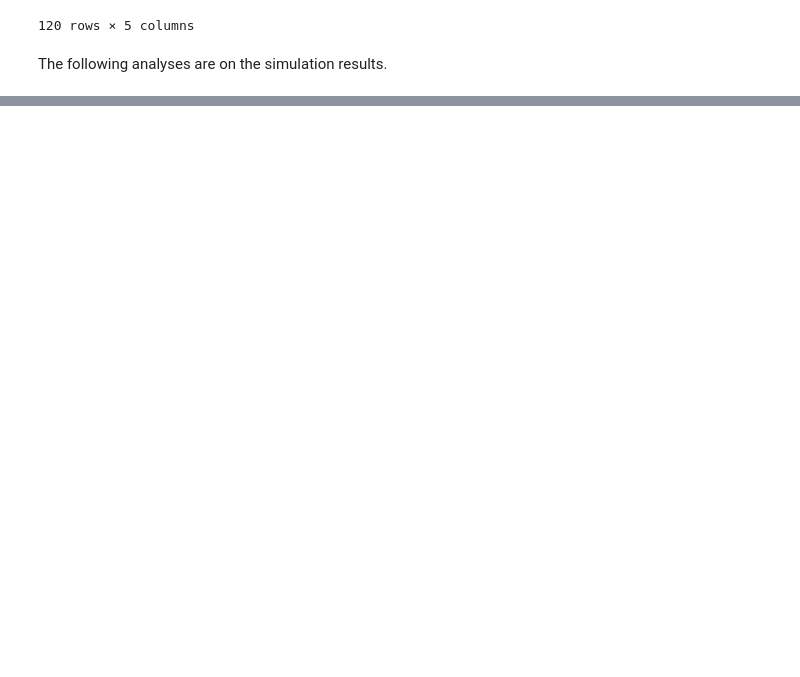
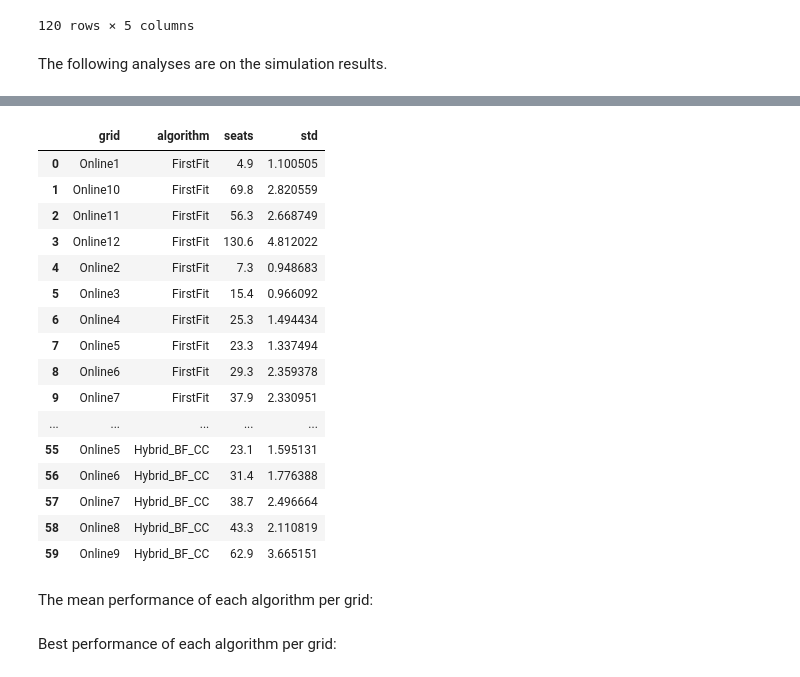
Before and after one commit to Martijn-Sturm/cinema_project, a Jupyter notebook: run_online_tests.ipynb, the cells around one changed output, grey strips where cells are left out. Saved outputs shown, nothing was run; the diff lists cells and outputs as text; code cells hidden in the pictures; blank space fills up the shorter version.

```diff
--- a/run_online_tests.ipynb
+++ b/run_online_tests.ipynb
@@ -153,0 +112,3 @@ df_sim.groupby(['grid']).max()
+# %%
+df_sim_mean = df_sim.groupby(['grid']).mean().reset_index().melt(id_vars='grid', value_name='seats', var_name='algorithm')
+# df_sim_avg
@@ -153,0 +133,3 @@ df_sim.groupby(['grid']).max()
+# %%
+df_sim_std = df_sim.groupby(['grid']).std().reset_index().melt(id_vars='grid', value_name='std', var_name='algorithm')
+# df_sim_std
@@ -153,0 +154,23 @@ df_sim.groupby(['grid']).max()
+# %%
+df_sim_comb = df_sim_mean.merge(df_sim_std, on=['grid', 'algorithm'])
+# df_sim_comb
+# %% [output]
+|  | grid | algorithm | seats | std |
+| 0 | Online1 | FirstFit | 4.9 | 1.100505 |
+| 1 | Online10 | FirstFit | 69.8 | 2.820559 |
+| 2 | Online11 | FirstFit | 56.3 | 2.668749 |
+| 3 | Online12 | FirstFit | 130.6 | 4.812022 |
+| 4 | Online2 | FirstFit | 7.3 | 0.948683 |
+| 5 | Online3 | FirstFit | 15.4 | 0.966092 |
+| 6 | Online4 | FirstFit | 25.3 | 1.494434 |
+| 7 | Online5 | FirstFit | 23.3 | 1.337494 |
+| 8 | Online6 | FirstFit | 29.3 | 2.359378 |
+| 9 | Online7 | FirstFit | 37.9 | 2.330951 |
+| ... | ... | ... | ... | ... |
+| 55 | Online5 | Hybrid_BF_CC | 23.1 | 1.595131 |
+| 56 | Online6 | Hybrid_BF_CC | 31.4 | 1.776388 |
+| 57 | Online7 | Hybrid_BF_CC | 38.7 | 2.496664 |
+| 58 | Online8 | Hybrid_BF_CC | 43.3 | 2.110819 |
+| 59 | Online9 | Hybrid_BF_CC | 62.9 | 3.665151 |
+# %% [markdown]
+The mean performance of each algorithm per grid:
@@ -153,0 +180,2 @@ df_sim.groupby(['grid']).max()
+# %% [markdown]
+Best performance of each algorithm per grid:
```
Also changed, not shown: parts of 17 cells of this notebook.
